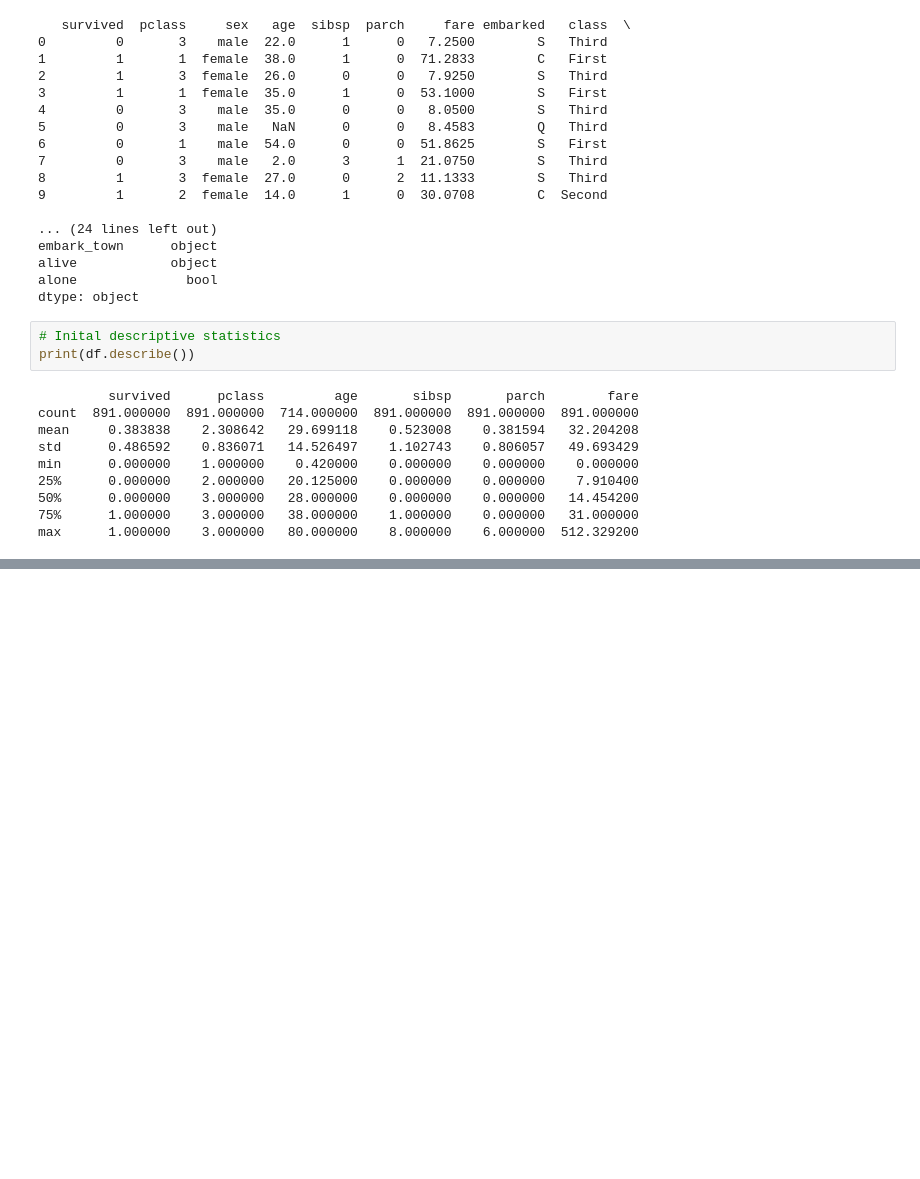
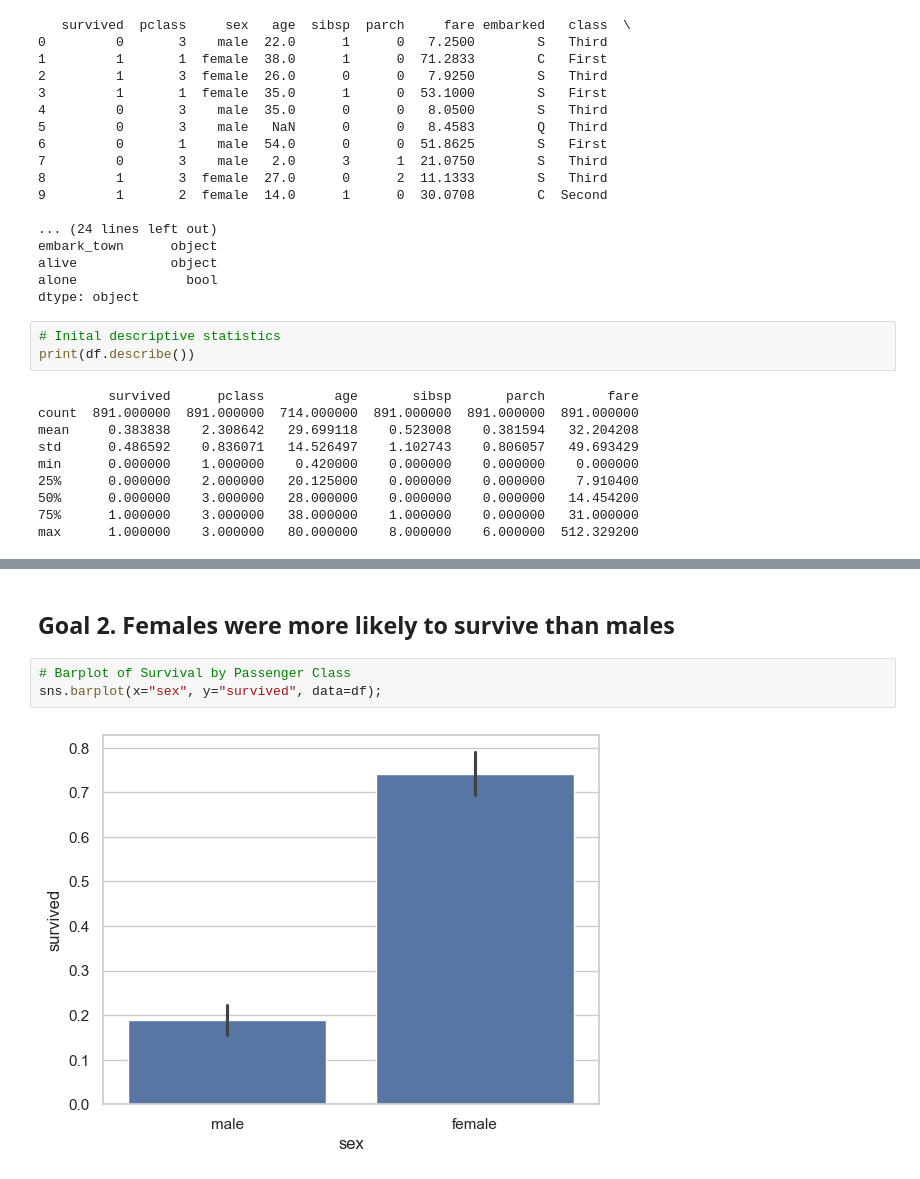
Before and after one commit to Brennanlehman/datafun-06-eda, a Jupyter notebook: blehman_eda.ipynb, the cells around one changed output, grey strips where cells are left out. Drawn from its saved outputs; the diff is of its cells as text; blank space fills up the shorter version.

```diff
--- a/blehman_eda.ipynb
+++ b/blehman_eda.ipynb
@@ -109,0 +198,7 @@ plt.show()
+# %% [markdown]
+## Goal 2. Females were more likely to survive than males
+# %%
+# Barplot of Survival by Passenger Class
+sns.barplot(x="sex", y="survived", data=df);
+# %% [output]
+[figure, added]
```
Also changed, not shown: parts of 21 cells of this notebook, 1 other file.
